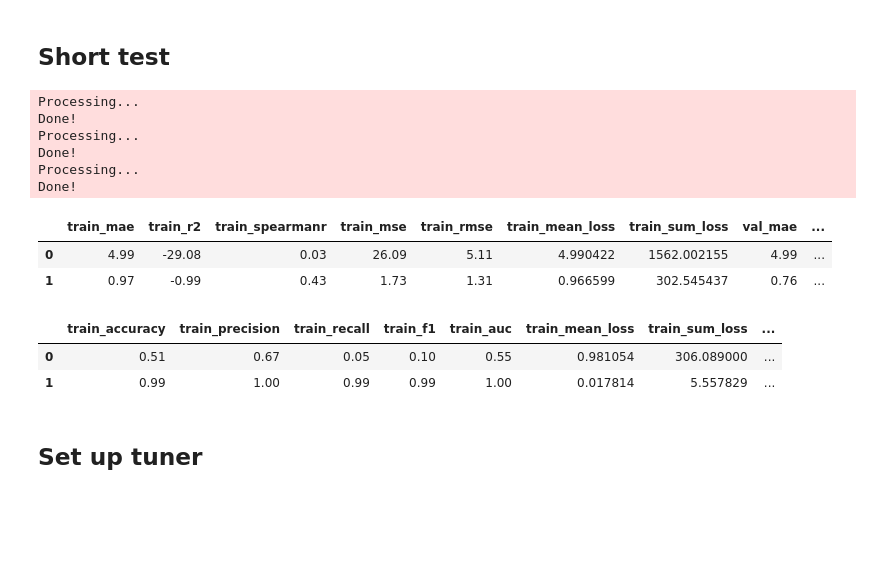
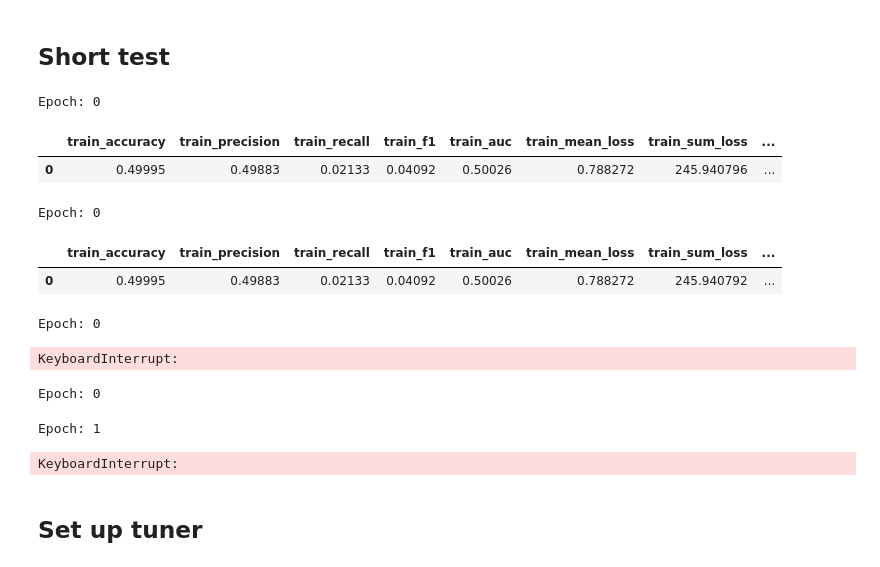
Before and after one commit to JellyJoe13/Masterthesis_PTIGNN, a Jupyter notebook: notebooks/hyperoptimization/hyperopt_template.ipynb, the cells around one changed output. Cells and saved outputs as stored; diff of their text form; code cells hidden in the pictures; blank space fills up the shorter version.

```diff
--- a/notebooks/hyperoptimization/hyperopt_template.ipynb
+++ b/notebooks/hyperoptimization/hyperopt_template.ipynb
@@ -24,6 +24,7 @@ import os
 ## Load default config
 # %%
 # fetching config file
-benchmark_config = import_as("configs/hyper_param_opt/benchmark_instructions_bindingaffinity_ptree_default.yaml")
+benchmark_config = import_as("configs/benchmarking/rs/benchmark_instructions_rs_ptree_vertex_default_e.yaml")
+benchmark_config = import_as("configs/benchmarking/rs/benchmark_instructions_rs_ptree_vertex_default.yaml")
 display(benchmark_config)
 # %% [output]
@@ -131,7 +132,7 @@ def trainable_function(config):
 # %%
 test_config = {
     'training': {
-        'n_max_epochs': 2 # test 10
+        'n_max_epochs': 1# 2 # test 10
     },
     'model': {
         'modules': {
@@ -147,35 +148,52 @@ test_config = {
 # %%
 test_fn = partial(
     run_config_adapter,
     default_config=default_config,
     report=False,
-    verbose=False,
+    verbose=True,
     device='cuda'
 )
 test_fn(test_config)
 # %% [output]
-Processing...
-Done!
-Processing...
-Done!
-Processing...
-Done!
+Epoch: 0
-|  | train_mae | train_r2 | train_spearmanr | train_mse | train_rmse | train_mean_loss | train_sum_loss | val_mae | ... |
-| 0 | 4.99 | -29.08 | 0.03 | 26.09 | 5.11 | 4.990422 | 1562.002155 | 4.99 | ... |
-| 1 | 0.97 | -0.99 | 0.43 | 1.73 | 1.31 | 0.966599 | 302.545437 | 0.76 | ... |
+|  | train_accuracy | train_precision | train_recall | train_f1 | train_auc | train_mean_loss | train_sum_loss | ... |
+| 0 | 0.49995 | 0.49883 | 0.02133 | 0.04092 | 0.50026 | 0.788272 | 245.940796 | ... |
+# %%
+display(run_config_adapter(
+    test_config,
+    default_config=default_config,
+    report=False,
+    verbose=True,
+    device='cpu'
+))
+# %% [output]
+Epoch: 0
+|  | train_accuracy | train_precision | train_recall | train_f1 | train_auc | train_mean_loss | train_sum_loss | ... |
+| 0 | 0.49995 | 0.49883 | 0.02133 | 0.04092 | 0.50026 | 0.788272 | 245.940792 | ... |
 # %%
 test_fn = partial(
     run_config_adapter,
     default_config=default_config,
     report=False,
     verbose=True,
-    device='cpu'
+    device='cuda'
 )
 test_fn(test_config)
 # %% [output]
-|  | train_accuracy | train_precision | train_recall | train_f1 | train_auc | train_mean_loss | train_sum_loss | ... |
-| 0 | 0.51 | 0.67 | 0.05 | 0.10 | 0.55 | 0.981054 | 306.089000 | ... |
-| 1 | 0.99 | 1.00 | 0.99 | 0.99 | 1.00 | 0.017814 | 5.557829 | ... |
+Epoch: 0
+KeyboardInterrupt:
+# %%
+display(run_config_adapter(
+    test_config,
+    default_config=default_config,
+    report=False,
+    verbose=True,
+    device='cpu'
+))
+# %% [output]
+Epoch: 0
+Epoch: 1
+KeyboardInterrupt:
 # %% [markdown]
 ## Set up tuner
 # %%
```
Also changed, not shown: parts of 7 cells of this notebook, 28 other files.
